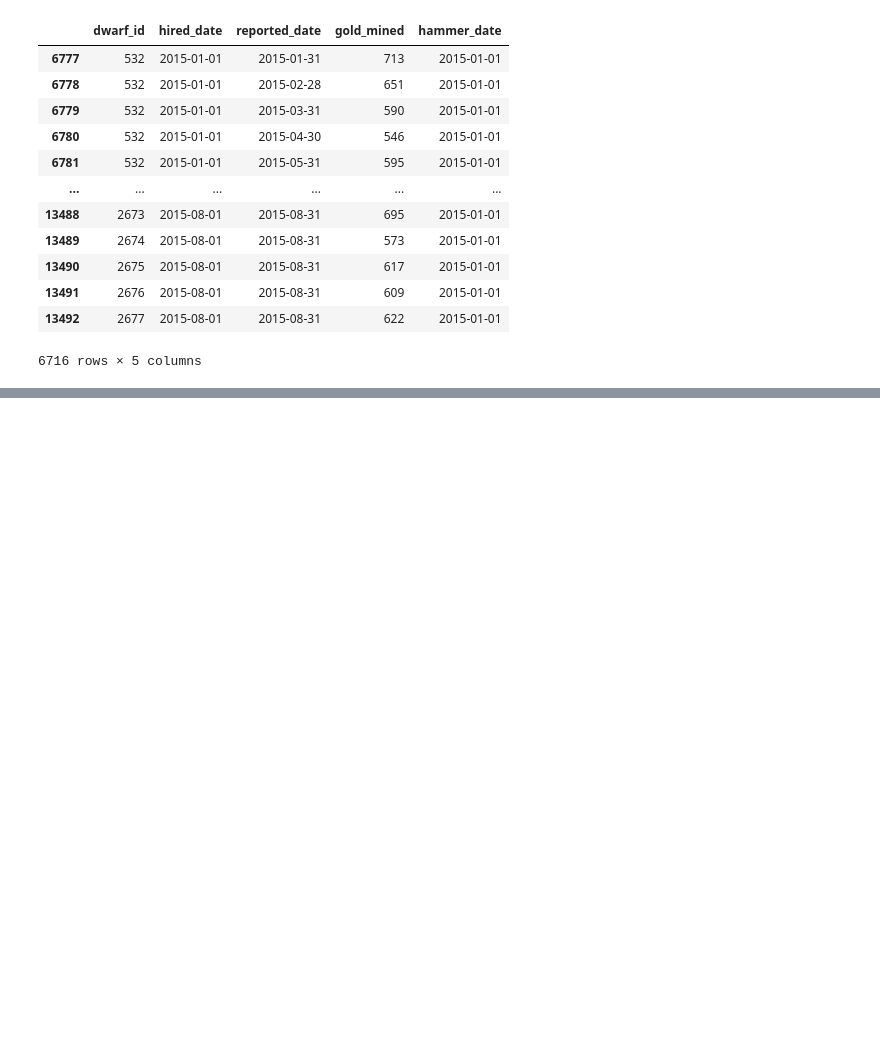
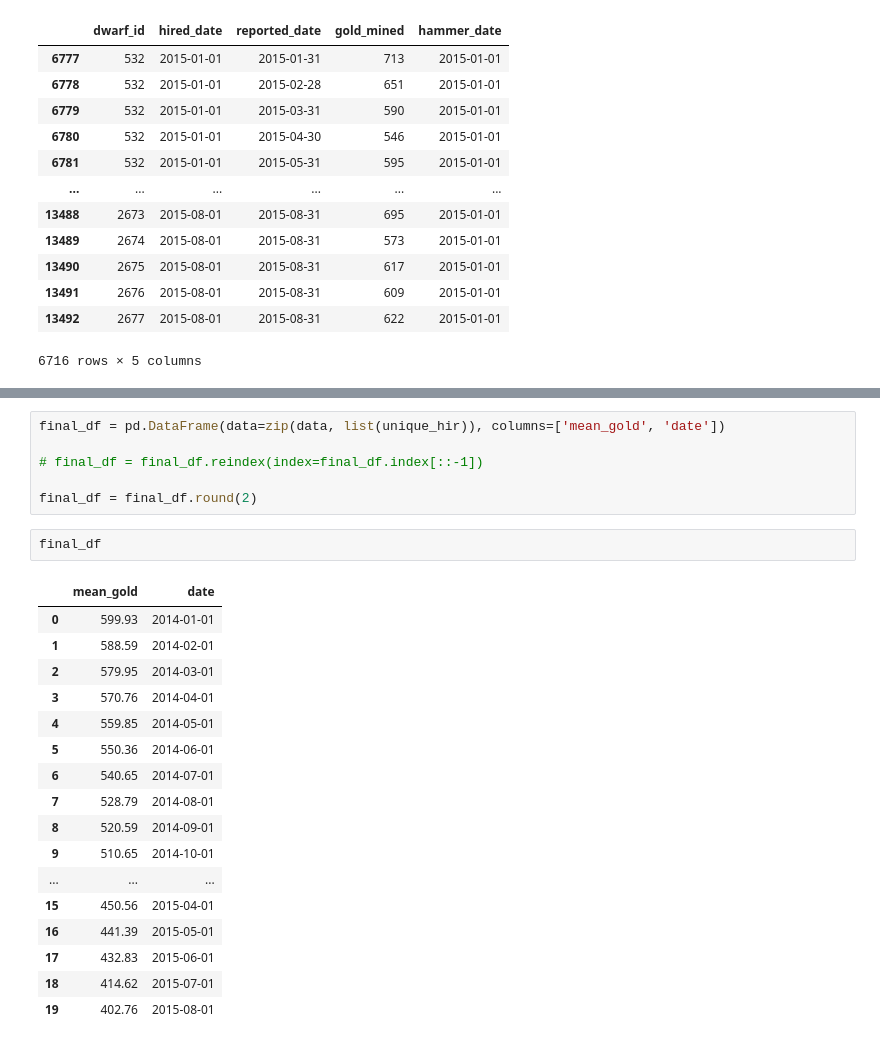
Before and after one commit to Sergo448/gazprom, a Jupyter notebook: notebooks/updating_test.ipynb, the cells around one changed output, grey strips where cells are left out. Drawn from its saved outputs; the diff is of its cells as text; blank space fills up the shorter version.

```diff
--- a/notebooks/updating_test.ipynb
+++ b/notebooks/updating_test.ipynb
@@ -408,0 +341,26 @@ for i in list_for_mean:
+# %%
+final_df = pd.DataFrame(data=zip(data, list(unique_hir)), columns=['mean_gold', 'date'])
+
+# final_df = final_df.reindex(index=final_df.index[::-1])
+
+final_df = final_df.round(2)
+# %%
+final_df
+# %% [output]
+|  | mean_gold | date |
+| 0 | 599.93 | 2014-01-01 |
+| 1 | 588.59 | 2014-02-01 |
+| 2 | 579.95 | 2014-03-01 |
+| 3 | 570.76 | 2014-04-01 |
+| 4 | 559.85 | 2014-05-01 |
+| 5 | 550.36 | 2014-06-01 |
+| 6 | 540.65 | 2014-07-01 |
+| 7 | 528.79 | 2014-08-01 |
+| 8 | 520.59 | 2014-09-01 |
+| 9 | 510.65 | 2014-10-01 |
+| ... | ... | ... |
+| 15 | 450.56 | 2015-04-01 |
+| 16 | 441.39 | 2015-05-01 |
+| 17 | 432.83 | 2015-06-01 |
+| 18 | 414.62 | 2015-07-01 |
+| 19 | 402.76 | 2015-08-01 |
```
Also changed, not shown: parts of 24 cells of this notebook.
